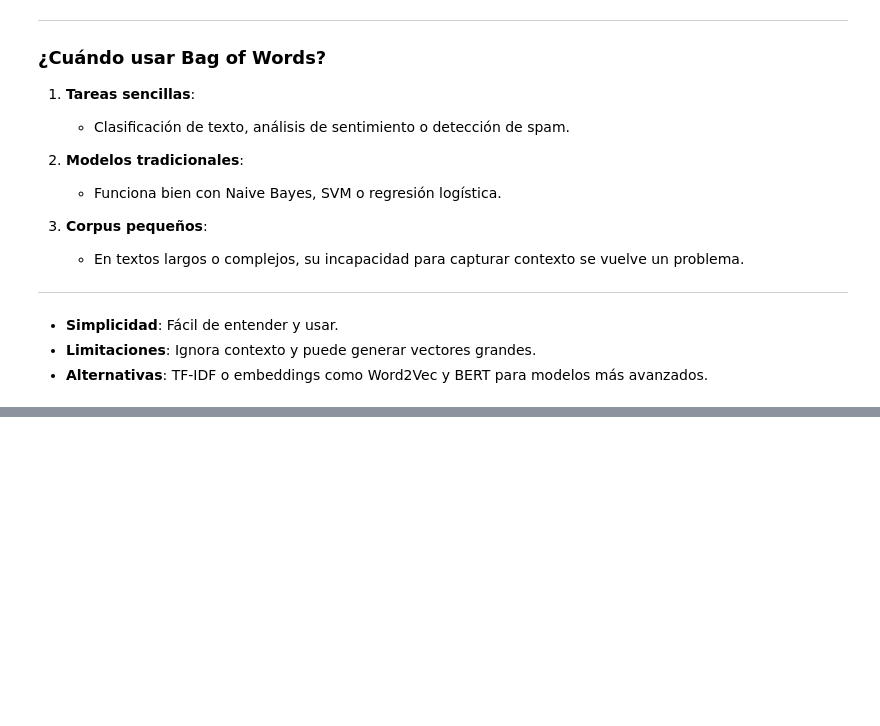
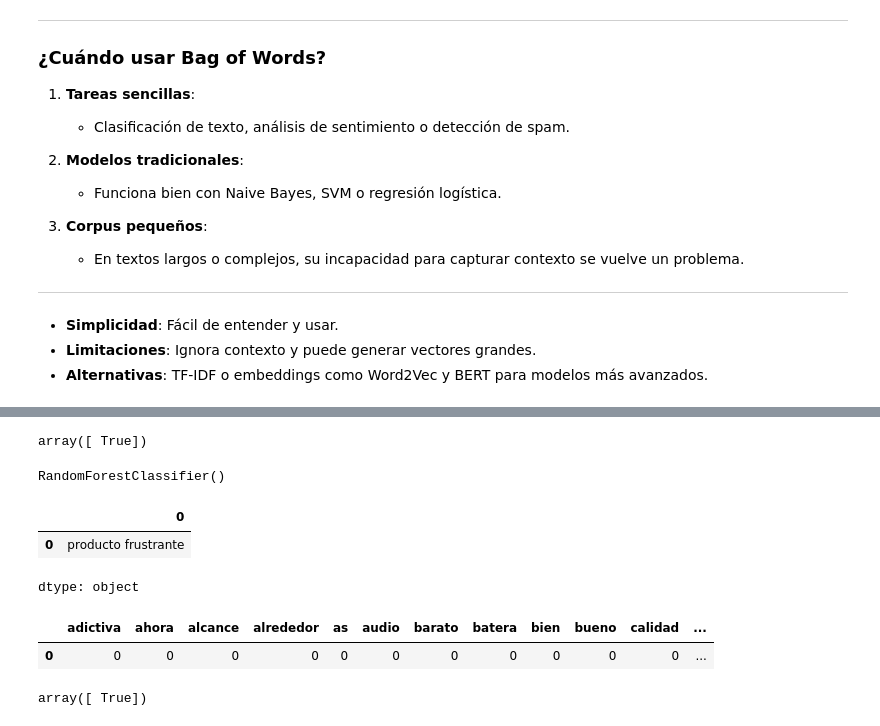
Before and after one commit to Izainea/nlp_ean, a Jupyter notebook: Cuadernos/Auxiliares/1_1_Preprocesamiento_Texto_MPP.ipynb, the cells around one changed output, grey strips where cells are left out. Cells and saved outputs as stored; diff of their text form; code cells hidden in the pictures; blank space fills up the shorter version.

```diff
--- a/Cuadernos/Auxiliares/1_1_Preprocesamiento_Texto_MPP.ipynb
+++ b/Cuadernos/Auxiliares/1_1_Preprocesamiento_Texto_MPP.ipynb
@@ -884,0 +1098,34 @@ En este notebook, se presentaron los pasos más comunes en el preprocesamiento d
+# %%
+pipeline.predict(pd.DataFrame(['Es un producto frustrante'])[0])
+# %% [output]
+array([ True])
+# %%
+cleaner=CleanText()
+cleaner.fit(Corpus_DF['Comentario'])
+
+count_vectorizer=CountVectorizer()
+count_vectorizer.fit(cleaner.transform(Corpus_DF['Comentario']))
+
+random_forest_classifier=RandomForestClassifier()
+random_forest_classifier.fit(count_vectorizer.transform(cleaner.transform(Corpus_DF['Comentario'])), Corpus_DF['Sentimiento']=='Positivo')
+# %% [output]
+RandomForestClassifier()
+# %%
+texto=cleaner.transform(pd.DataFrame(['Es un producto frustrante'])[0])
+
+texto
+# %% [output]
+|  | 0 |
+| 0 | producto frustrante |
+dtype: object
+# %%
+vector=count_vectorizer.transform(texto)
+
+pd.DataFrame(vector.toarray(), columns=count_vectorizer.get_feature_names_out())
+# %% [output]
+|  | adictiva | ahora | alcance | alrededor | as | audio | barato | batera | bien | bueno | calidad | ... |
+| 0 | 0 | 0 | 0 | 0 | 0 | 0 | 0 | 0 | 0 | 0 | 0 | ... |
+# %%
+random_forest_classifier.predict(vector)
+# %% [output]
+array([ True])
```
Also changed, not shown: parts of 17 cells of this notebook, 1 other file.
